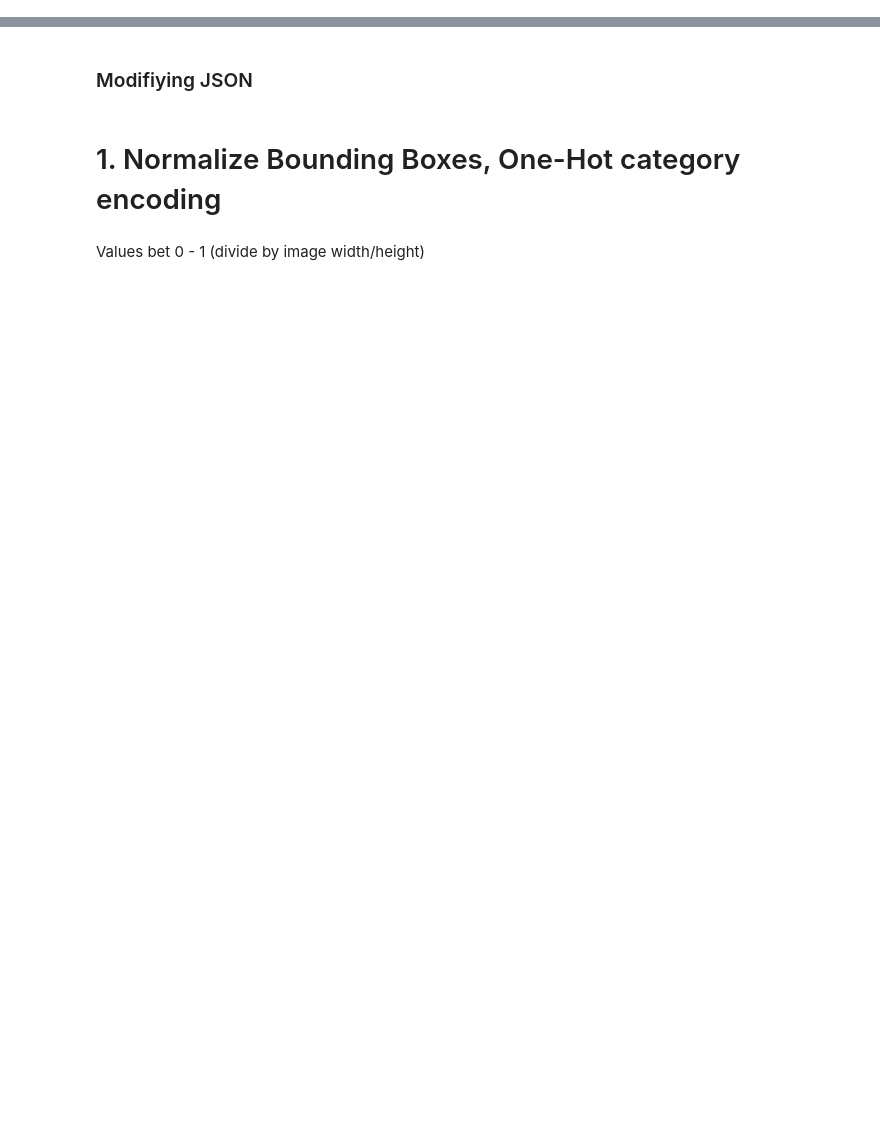
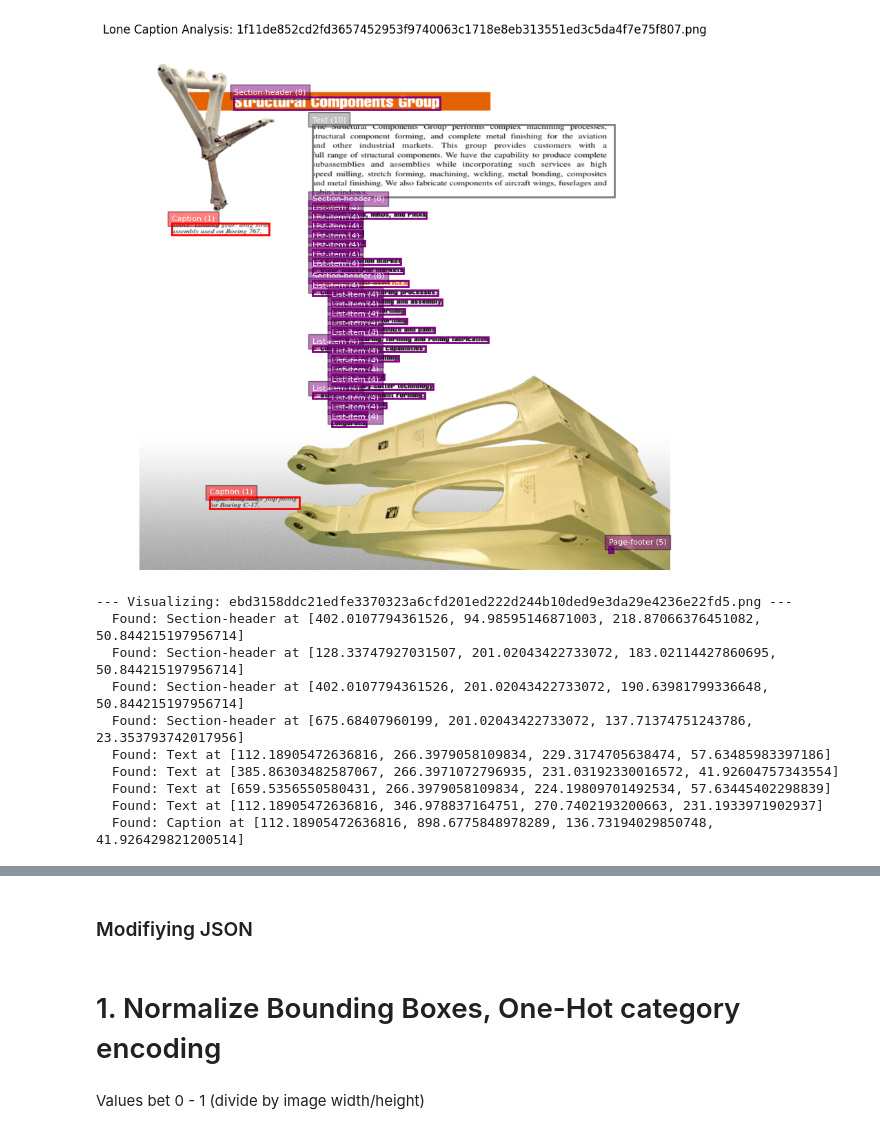
Before and after one commit to Michzru/gat-document-relation, a Jupyter notebook: gat.ipynb, the cells around one changed output, grey strips where cells are left out. Drawn from its saved outputs; the diff is of its cells as text; code cells hidden in the pictures; blank space fills up the shorter version.

```diff
--- a/gat.ipynb
+++ b/gat.ipynb
@@ -10,0 +223,67 @@ from torch_geometric.loader import DataLoader
+# %%
+input_images = ['1f11de852cd2fd3657452953f9740063c1718e8eb313551ed3c5da4f7e75f807.png', 'ebd3158ddc21edfe3370323a6cfd201ed222d244b10ded9e3da29e4236e22fd5.png', 'ec03bca37800997cdc57f5badb5f721f4efcfa790abde5e9a5aa0da069ba1b16.png', '974d173db108a721e7813f4f50f5c97f2da975699f48b1b113c8e2069220cd76.png', '20d94aa98a6dc8e22521853bb7a1d215e6c48392d6f5762ec5efa4c97d664969.png']
+
+
+def visualize_lone_captions(image_filenames, image_map, cat_map, anns_by_image):
+    colors = {
+        1: 'red',    # Caption
+        3: 'blue',   # Formula
+        7: 'green',  # Picture
+        9: 'orange', # Table
+        10: 'gray'   # Text
+    }
+
+    for fname in image_filenames[:3]:
+        img_path = os.path.join(IMAGE_DIR, fname)
+
+        try:
+            img_id = next(id for id, info in image_map.items() if info['file_name'] == fname)
+        except StopIteration:
+            print(f"File {fname} not found in image_map.")
+            continue
+
+        anns = anns_by_image.get(img_id, [])
+
+        fig, ax = plt.subplots(figsize=(10, 10))
+        try:
+            img = Image.open(img_path)
+            ax.imshow(img)
+        except Exception as e:
+            print(f"Could not open {fname}: {e}")
+            continue
+
+        print(f"\n--- Visualizing: {fname} ---")
+
+        for a in anns:
+            cat_id = a['category_id']
+            cat_name = cat_map[cat_id]
+            bbox = a['bbox'] # [x, y, width, height]
+
+            # Paint rectengle
+            rect = patches.Rectangle(
+                (bbox[0], bbox[1]), bbox[2], bbox[3],
+                linewidth=2, edgecolor=colors.get(cat_id, 'purple'), facecolor='none'
+            )
+            ax.add_patch(rect)
+
+            # Add caption to each bbox
+            plt.text(bbox[0], bbox[1]-5, f"{cat_name} ({cat_id})",
+                     color='white', fontsize=8, bbox=dict(facecolor=colors.get(cat_id, 'purple'), alpha=0.5))
+
+            print(f"  Found: {cat_name} at {bbox}")
+
+        plt.title(f"Lone Caption Analysis: {fname}")
+        plt.axis('off')
+        plt.show()
+
+with open(COCO_JSON + "train.json") as f:
+    coco_data = json.load(f)
+
+image_map = {i["id"]: i for i in coco_data["images"]}
+cat_map = {c["id"]: c["name"] for c in coco_data["categories"]}
+anns_by_image = {}
+for a in coco_data["annotations"]:
+    anns_by_image.setdefault(a["image_id"], []).append(a)
+
+visualize_lone_captions(input_images, image_map, cat_map, anns_by_image)
+# %% [output]
@@ -10,0 +307,11 @@ from torch_geometric.loader import DataLoader
+[figure, added]
+--- Visualizing: ebd3158ddc21edfe3370323a6cfd201ed222d244b10ded9e3da29e4236e22fd5.png ---
+  Found: Section-header at [402.0107794361526, 94.98595146871003, 218.87066376451082, 50.844215197956714]
+  Found: Section-header at [128.33747927031507, 201.02043422733072, 183.02114427860695, 50.844215197956714]
+  Found: Section-header at [402.0107794361526, 201.02043422733072, 190.63981799336648, 50.844215197956714]
+  Found: Section-header at [675.68407960199, 201.02043422733072, 137.71374751243786, 23.353793742017956]
+  Found: Text at [112.18905472636816, 266.3979058109834, 229.3174705638474, 57.63485983397186]
+  Found: Text at [385.86303482587067, 266.3971072796935, 231.03192330016572, 41.92604757343554]
+  Found: Text at [659.5356550580431, 266.3979058109834, 224.19809701492534, 57.63445402298839]
+  Found: Text at [112.18905472636816, 346.978837164751, 270.7402193200663, 231.1933971902937]
+  Found: Caption at [112.18905472636816, 898.6775848978289, 136.73194029850748, 41.926429821200514]
```
Also changed, not shown: parts of 36 cells of this notebook, 3 other files.
